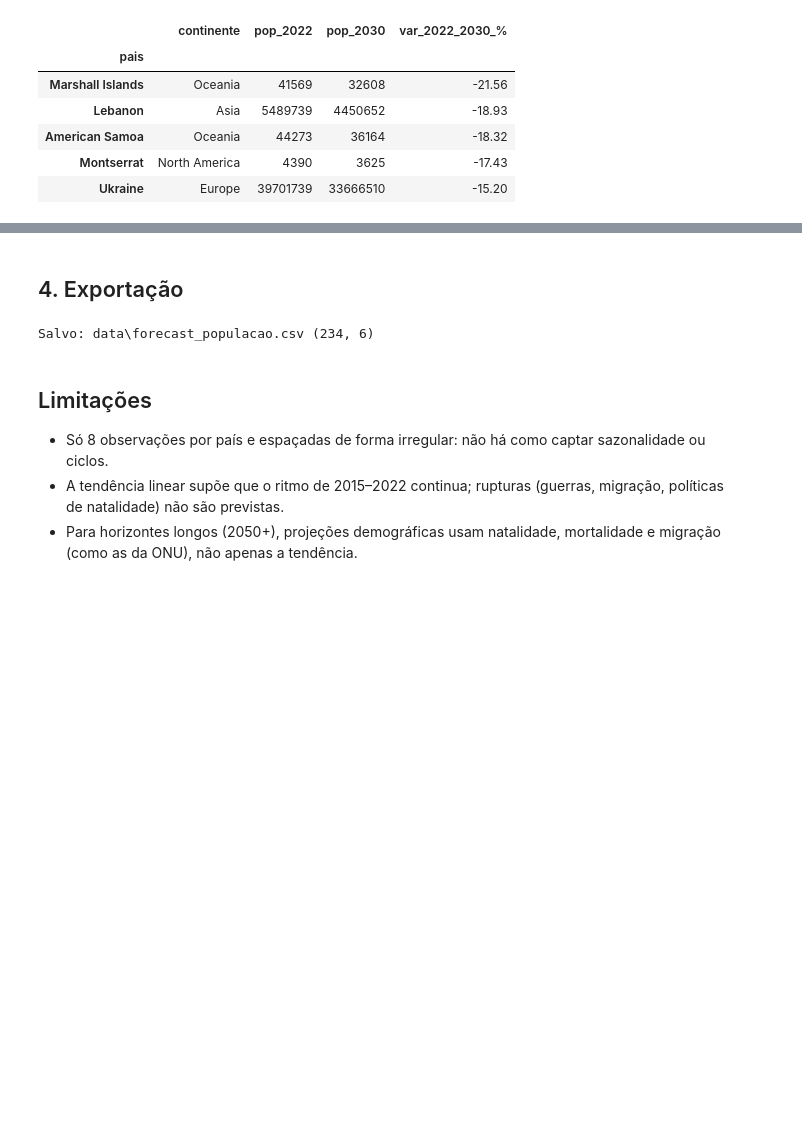
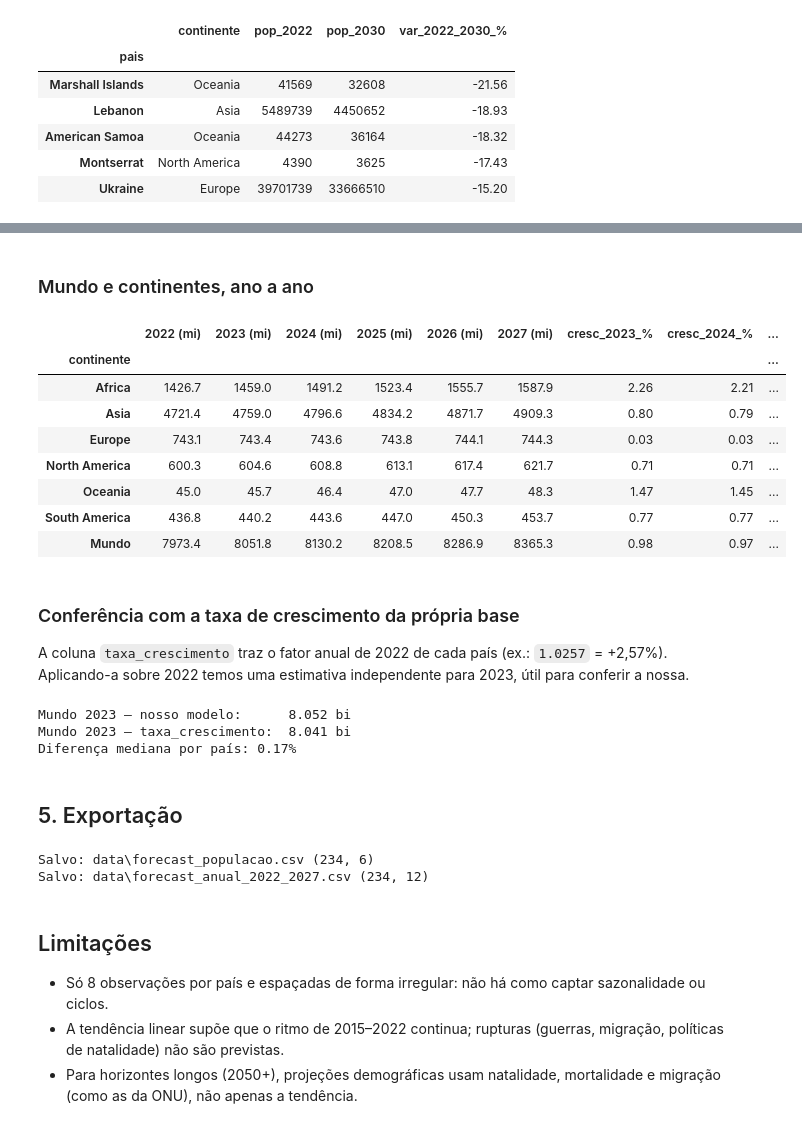
Before and after one commit to vivianesilper/cienciadedados, a Jupyter notebook: Projeto_Forecast/03_forecast.ipynb, the cells around one changed output, grey strips where cells are left out. Cells and saved outputs as stored; diff of their text form; code cells hidden in the pictures; blank space fills up the shorter version.

```diff
--- a/Projeto_Forecast/03_forecast.ipynb
+++ b/Projeto_Forecast/03_forecast.ipynb
@@ -174,10 +204,46 @@ display(forecast.nsmallest(5, 'var_2022_2030_%')[cols])
+# %% [markdown]
+### Mundo e continentes, ano a ano
+# %%
+totais = anual.groupby('continente')[[2022] + ANOS_PREV].sum()
+totais.loc['Mundo'] = totais.sum()
+totais[[f'cresc_{a}_%' for a in ANOS_PREV]] = crescimento(totais).round(2)
+totais[[2022] + ANOS_PREV] = (totais[[2022] + ANOS_PREV] / 1e6).round(1)
+totais.rename(columns={a: f'{a} (mi)' for a in [2022] + ANOS_PREV})
+# %% [output]
+|  | 2022 (mi) | 2023 (mi) | 2024 (mi) | 2025 (mi) | 2026 (mi) | 2027 (mi) | cresc_2023_% | cresc_2024_% | ... |
+| continente |  |  |  |  |  |  |  |  | ... |
+| Africa | 1426.7 | 1459.0 | 1491.2 | 1523.4 | 1555.7 | 1587.9 | 2.26 | 2.21 | ... |
+| Asia | 4721.4 | 4759.0 | 4796.6 | 4834.2 | 4871.7 | 4909.3 | 0.80 | 0.79 | ... |
+| Europe | 743.1 | 743.4 | 743.6 | 743.8 | 744.1 | 744.3 | 0.03 | 0.03 | ... |
+| North America | 600.3 | 604.6 | 608.8 | 613.1 | 617.4 | 621.7 | 0.71 | 0.71 | ... |
+| Oceania | 45.0 | 45.7 | 46.4 | 47.0 | 47.7 | 48.3 | 1.47 | 1.45 | ... |
+| South America | 436.8 | 440.2 | 443.6 | 447.0 | 450.3 | 453.7 | 0.77 | 0.77 | ... |
+| Mundo | 7973.4 | 8051.8 | 8130.2 | 8208.5 | 8286.9 | 8365.3 | 0.98 | 0.97 | ... |
+# %% [markdown]
+### Conferência com a taxa de crescimento da própria base
+
+A coluna `taxa_crescimento` traz o fator anual de 2022 de cada país (ex.: `1.0257` = +2,57%). Aplicando-a sobre 2022 temos uma estimativa independente para 2023, útil para conferir a nossa.
+# %%
+via_taxa_2023 = pop[2022] * df.set_index('pais')['taxa_crescimento']
+print(f"Mundo 2023 — nosso modelo:      {anual[2023].sum() / 1e9:.3f} bi")
+print(f"Mundo 2023 — taxa_crescimento:  {via_taxa_2023.sum() / 1e9:.3f} bi")
+dif = (anual[2023] / via_taxa_2023 - 1) * 100
+print(f'Diferença mediana por país: {dif.abs().median():.2f}%')
+# %% [output]
+Mundo 2023 — nosso modelo:      8.052 bi
+Mundo 2023 — taxa_crescimento:  8.041 bi
+Diferença mediana por país: 0.17%
 # %% [markdown]
-## 4. Exportação
+## 5. Exportação
 # %%
 forecast.reset_index().to_csv(DATA / 'forecast_populacao.csv', index=False)
+anual.rename(columns=lambda c: f'pop_{c}' if isinstance(c, int) else c) \
+     .reset_index().to_csv(DATA / 'forecast_anual_2022_2027.csv', index=False)
 print('Salvo:', DATA / 'forecast_populacao.csv', forecast.shape)
+print('Salvo:', DATA / 'forecast_anual_2022_2027.csv', anual.shape)
 # %% [output]
 Salvo: data\forecast_populacao.csv (234, 6)
+Salvo: data\forecast_anual_2022_2027.csv (234, 12)
 # %% [markdown]
 ## Limitações
 
```
Also changed, not shown: parts of 2 cells of this notebook, 2 other files.
